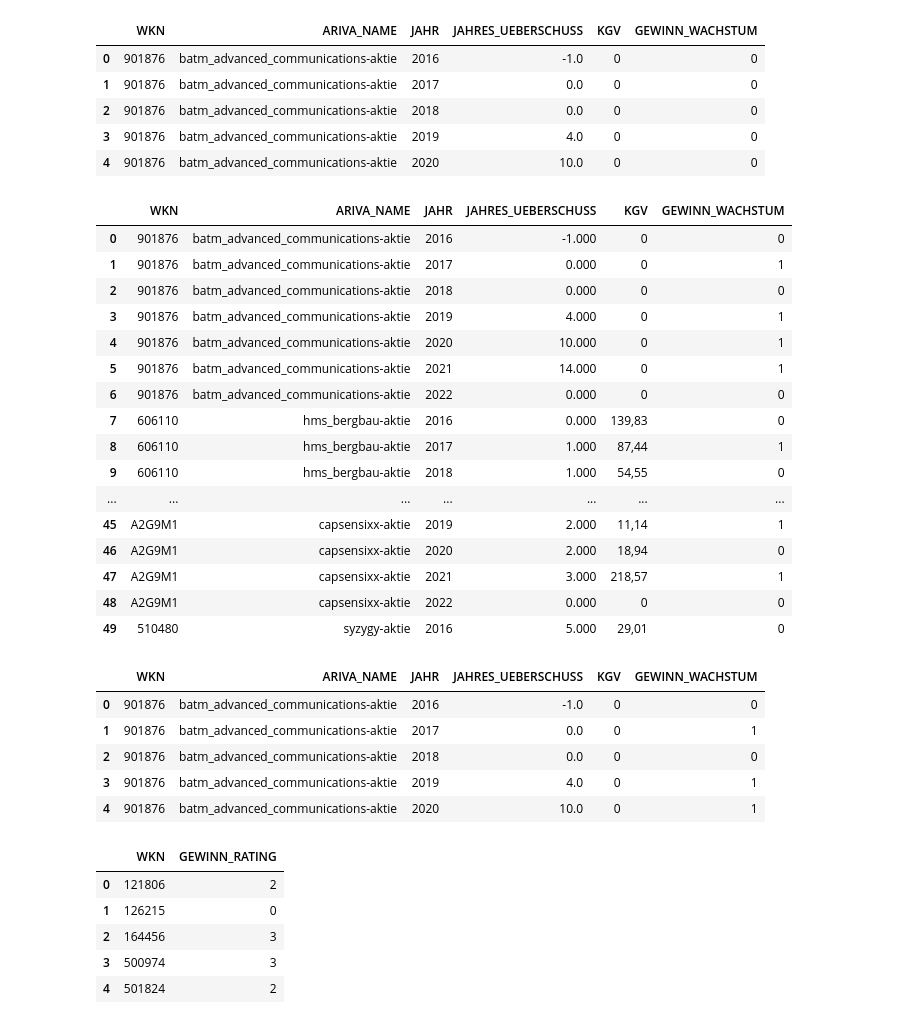
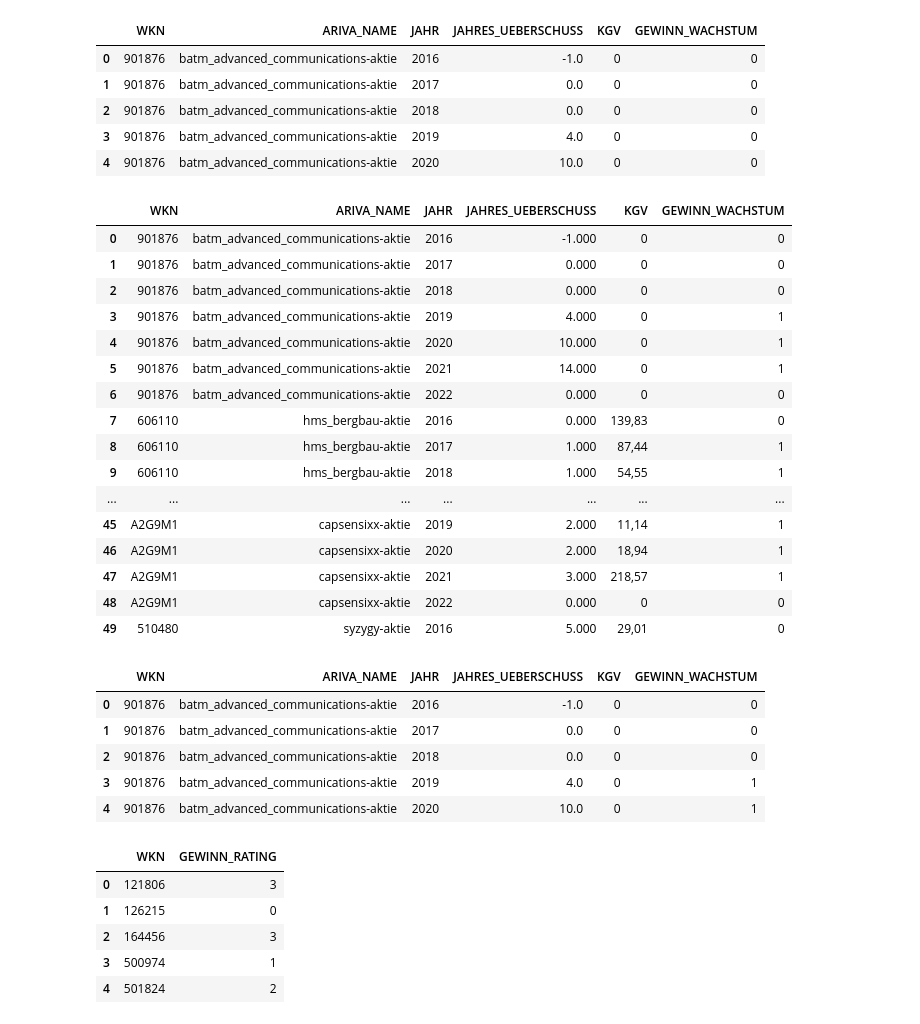
Before and after one commit to Wade-Sys/small_caps, a Jupyter notebook: main.ipynb, the cells around one changed output. Saved outputs shown, nothing was run; the diff lists cells and outputs as text; code cells hidden in the pictures.

```diff
--- a/main.ipynb
+++ b/main.ipynb
@@ -12,2 +14,4 @@ import matplotlib.pyplot as plt
+# %%
+pd.set_option('display.max_rows', 300)
 # %%
 #'https://www.ariva.de/aktien/smt_scharf-aktie/unternehmen/unternehmensprofil'
@@ -105,3 +25,3 @@ wkn_list = ['0','901876','606110','A0DK5W','549293','A0M530','855288','A2G9M1','
 # %%
-ariva_name_list = load_from_pickle(file_name = 'ariva_name_url_list.pickle')
+ariva_name_list = smca.load_from_pickle(file_name = 'ariva_name_url_list.pickle')
 # %%
@@ -129,7 +49,7 @@ df_faknz_raw.head(10)
 # %%
 df_faknz_1 = df_faknz_raw.copy()
 # %%
-df_faknz_1['JAHRES_UEBERSCHUSS'] = df_faknz_1['JAHRES_UEBERSCHUSS'].apply(lambda x : extract_numbers(x))
+df_faknz_1['JAHRES_UEBERSCHUSS'] = df_faknz_1['JAHRES_UEBERSCHUSS'].apply(lambda x : smca.extract_numbers(x))
 #df_faknz_1['KGV'] = df_faknz_1['KGV'].apply(lambda x : extract_numbers(x))
 df_faknz_1['KGV'] = df_faknz_1['KGV'].replace('-',0)
 # %%
@@ -179,21 +99,21 @@ df_faknz_2.head()
 # %%
 for i in range(1, len(df_faknz_2)):
     if i == 0:
         pass
     else:
         wkn_prev = df_faknz_2.loc[i-1, 'WKN']
         wkn_act = df_faknz_2.loc[i, 'WKN']
         jub_prev = df_faknz_2.loc[i-1, 'JAHRES_UEBERSCHUSS']
         jub_act = df_faknz_2.loc[i, 'JAHRES_UEBERSCHUSS']
         if wkn_act == wkn_prev:
-            if jub_act > jub_prev:
+            if ((jub_act >= jub_prev) and jub_act > 0):
                 df_faknz_2.loc[i, 'GEWINN_WACHSTUM'] = 1
 
 df_faknz_2.head(50)
 # %% [output]
 |  | WKN | ARIVA_NAME | JAHR | JAHRES_UEBERSCHUSS | KGV | GEWINN_WACHSTUM |
 | 0 | 901876 | batm_advanced_communications-aktie | 2016 | -1.000 | 0 | 0 |
-| 1 | 901876 | batm_advanced_communications-aktie | 2017 | 0.000 | 0 | 1 |
+| 1 | 901876 | batm_advanced_communications-aktie | 2017 | 0.000 | 0 | 0 |
 | 2 | 901876 | batm_advanced_communications-aktie | 2018 | 0.000 | 0 | 0 |
 | 3 | 901876 | batm_advanced_communications-aktie | 2019 | 4.000 | 0 | 1 |
 | 4 | 901876 | batm_advanced_communications-aktie | 2020 | 10.000 | 0 | 1 |
@@ -201,10 +121,10 @@ df_faknz_2.head(50)
 | 6 | 901876 | batm_advanced_communications-aktie | 2022 | 0.000 | 0 | 0 |
 | 7 | 606110 | hms_bergbau-aktie | 2016 | 0.000 | 139,83 | 0 |
 | 8 | 606110 | hms_bergbau-aktie | 2017 | 1.000 | 87,44 | 1 |
-| 9 | 606110 | hms_bergbau-aktie | 2018 | 1.000 | 54,55 | 0 |
+| 9 | 606110 | hms_bergbau-aktie | 2018 | 1.000 | 54,55 | 1 |
 | ... | ... | ... | ... | ... | ... | ... |
 | 45 | A2G9M1 | capsensixx-aktie | 2019 | 2.000 | 11,14 | 1 |
-| 46 | A2G9M1 | capsensixx-aktie | 2020 | 2.000 | 18,94 | 0 |
+| 46 | A2G9M1 | capsensixx-aktie | 2020 | 2.000 | 18,94 | 1 |
 | 47 | A2G9M1 | capsensixx-aktie | 2021 | 3.000 | 218,57 | 1 |
 | 48 | A2G9M1 | capsensixx-aktie | 2022 | 0.000 | 0 | 0 |
 | 49 | 510480 | syzygy-aktie | 2016 | 5.000 | 29,01 | 0 |
@@ -214,7 +134,7 @@ df_faknz_3.head()
 # %% [output]
 |  | WKN | ARIVA_NAME | JAHR | JAHRES_UEBERSCHUSS | KGV | GEWINN_WACHSTUM |
 | 0 | 901876 | batm_advanced_communications-aktie | 2016 | -1.0 | 0 | 0 |
-| 1 | 901876 | batm_advanced_communications-aktie | 2017 | 0.0 | 0 | 1 |
+| 1 | 901876 | batm_advanced_communications-aktie | 2017 | 0.0 | 0 | 0 |
 | 2 | 901876 | batm_advanced_communications-aktie | 2018 | 0.0 | 0 | 0 |
 | 3 | 901876 | batm_advanced_communications-aktie | 2019 | 4.0 | 0 | 1 |
 | 4 | 901876 | batm_advanced_communications-aktie | 2020 | 10.0 | 0 | 1 |
@@ -225,10 +145,10 @@ df_faknz_3_grp.rename({'GEWINN_WACHSTUM':'GEWINN_RATING'}, axis=1, inplace=True)
 df_faknz_3_grp.head()
 # %% [output]
 |  | WKN | GEWINN_RATING |
-| 0 | 121806 | 2 |
+| 0 | 121806 | 3 |
 | 1 | 126215 | 0 |
 | 2 | 164456 | 3 |
-| 3 | 500974 | 3 |
+| 3 | 500974 | 1 |
 | 4 | 501824 | 2 |
 # %%
 df_faknz_4 = df_faknz_2.merge(df_faknz_3_grp, how='inner', on=['WKN'])
```
Also changed, not shown: parts of 10 cells of this notebook, 1 other file.
